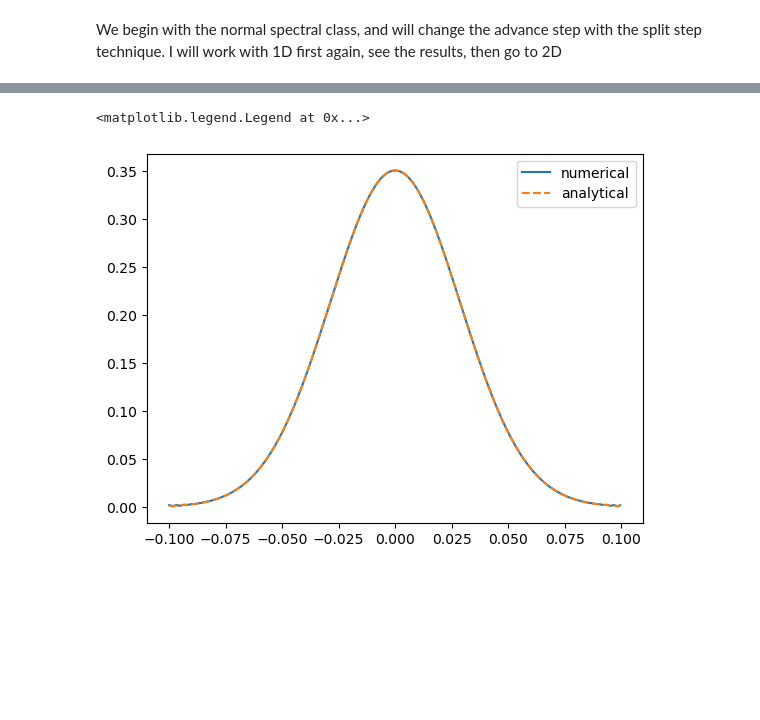
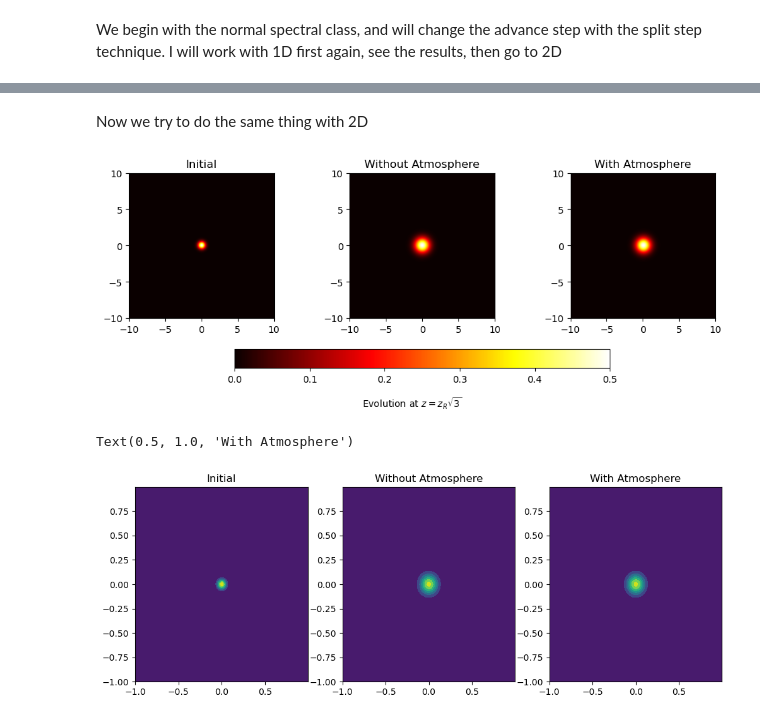
Before and after one commit to aayam2/ED_project, a Jupyter notebook: Trying Atmosphere.ipynb, the cells around one changed output, grey strips where cells are left out. Drawn from its saved outputs; the diff is of its cells as text; code cells hidden in the pictures; blank space fills up the shorter version.

```diff
--- a/Trying Atmosphere.ipynb
+++ b/Trying Atmosphere.ipynb
@@ -78 +143,3 @@ plt.legend()
+# %% [markdown]
+Now we try to do the same thing with 2D
 # %%
@@ -120,20 +181,0 @@ def advance(spectral, Z, N, n):
-# %%
-L = 0.01 #Which is the width of the opening of the beam
-number_of_points = 2**9 #the number of points for the grid over which we calculate everything
-k_0 = 2*np.pi/635 *10**9 #red light
-Z = 1000 #distance of 1km
-N = 10**4 #numerically calculate over these many points
-n = 1+ np.linspace(0.5,0, N)
-
-spectral = Spectral(L, number_of_points, k_0)
-epsilon_initial = np.exp(- (spectral.x_grid)**2 / (L / 2)**2)  # Example initial condition
-spectral.initialize(epsilon_initial)
-epsilon_evolution = advance(spectral, Z, N, n)
-
-#plt.plot(spectral.x_grid, epsilon_evolution[0], label='initial')
-plt.plot(spectral.x_grid, np.abs(epsilon_evolution[-1]), label='numerical')
-plt.plot(spectral.x_grid, np.abs(analytical_solution(Z, spectral.D, 1, L/2, spectral.x_grid)),'--', label='analytical')
-plt.legend()
-# %% [output]
-<matplotlib.legend.Legend at 0x...>
-[figure, removed]
@@ -139,0 +212,57 @@ plt.legend()
+# %%
+def exponential2D(spectral):
+    return np.exp(-spectral.X**2/(spectral.Lx/2)**2 - spectral.Y**2/(spectral.Lx/2)**2)
+# %%
+Lx = 0.1
+Ly = 0.1
+number_of_points_x = 2**9
+number_of_points_y = 2**9
+k_0 =  2*np.pi/635 *10**9
+z_R = (Lx/2)**2*k_0/2
+
+Z = z_R*np.sqrt(3)
+N = 10**3
+n1 = 1+ np.linspace(10**-2,0, N)
+n2 = 1+np.linspace(1, 0, N)
+
+
+spectral2d = Spectral2D(Lx, Ly, number_of_points_x, number_of_points_y, k_0)
+spectral2d.initialize(exponential2D(spectral2d))
+epsilon_evolution2 = advance2D(spectral2d, Z, N)
+spectral2d.initialize(exponential2D(spectral2d))
+ep_evo2_with_atm_small_n = advance2D_part(spectral2d, Z, N, n1)
+#ep_evo2_with_atm_large_n = advance2D(spectral2d, Z, N, n2)
+# %%
+fig, axs = plt.subplots(1, 3, figsize=(12, 4))
+
+im0= axs[0].imshow(np.abs(exponential2D(spectral2d)), extent=[-10, 10, -10, 10], cmap='hot', origin='lower')
+axs[0].set_title('Initial')
+im2 = axs[1].imshow(np.abs(epsilon_evolution2), extent=[-10, 10, -10, 10], cmap='hot', origin='lower')
+axs[1].set_title('Without Atmosphere')
+
+im1 = axs[2].imshow(np.abs(ep_evo2_with_atm_small_n), extent=[-10, 10, -10, 10], cmap='hot', origin='lower')
+axs[2].set_title('With Atmosphere')
+
+fig.colorbar(im1, ax=axs.ravel().tolist(), shrink=0.6, orientation='horizontal')
+fig.text(0.5, 0.01,r'Evolution at $z=z_R\sqrt{3}$',  ha='center')
+
+plt.savefig('req.pdf')
+plt.show()
+# %% [output]
+[figure, added]
+# %%
+fig, axs = plt.subplots(1, 3, figsize=(12, 4))
+
+im0= axs[0].contourf(spectral2d.X, spectral2d.Y, np.abs(exponential2D(spectral2d)))
+axs[0].set_title('Initial')
+im2 = axs[1].contourf(spectral2d.X, spectral2d.Y,np.abs(epsilon_evolution2))
+axs[1].set_title('Without Atmosphere')
+
+im1 = axs[2].contourf(spectral2d.X, spectral2d.Y, np.abs(ep_evo2_with_atm_small_n))
+axs[2].set_title('With Atmosphere')
+
+#fig.colorbar(im1, ax=axs.ravel().tolist(), shrink=0.6, orientation='horizontal')
+#fig.text(0.5, 0.01,r'Evolution at $z=z_R\sqrt{3}$',  ha='center')
+# %% [output]
+Text(0.5, 1.0, 'With Atmosphere')
+[figure, added]
```
Also changed, not shown: parts of 8 cells of this notebook.
